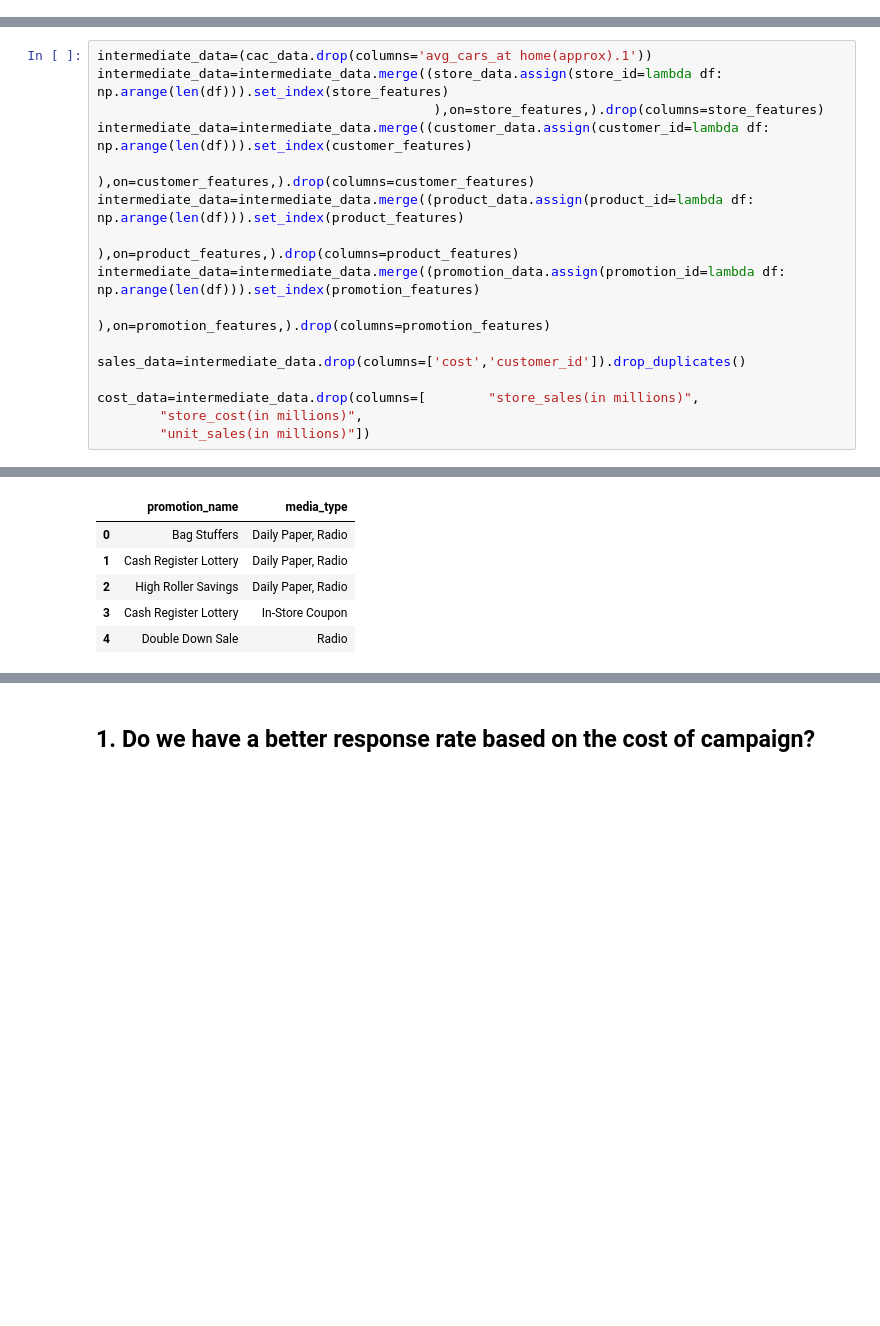
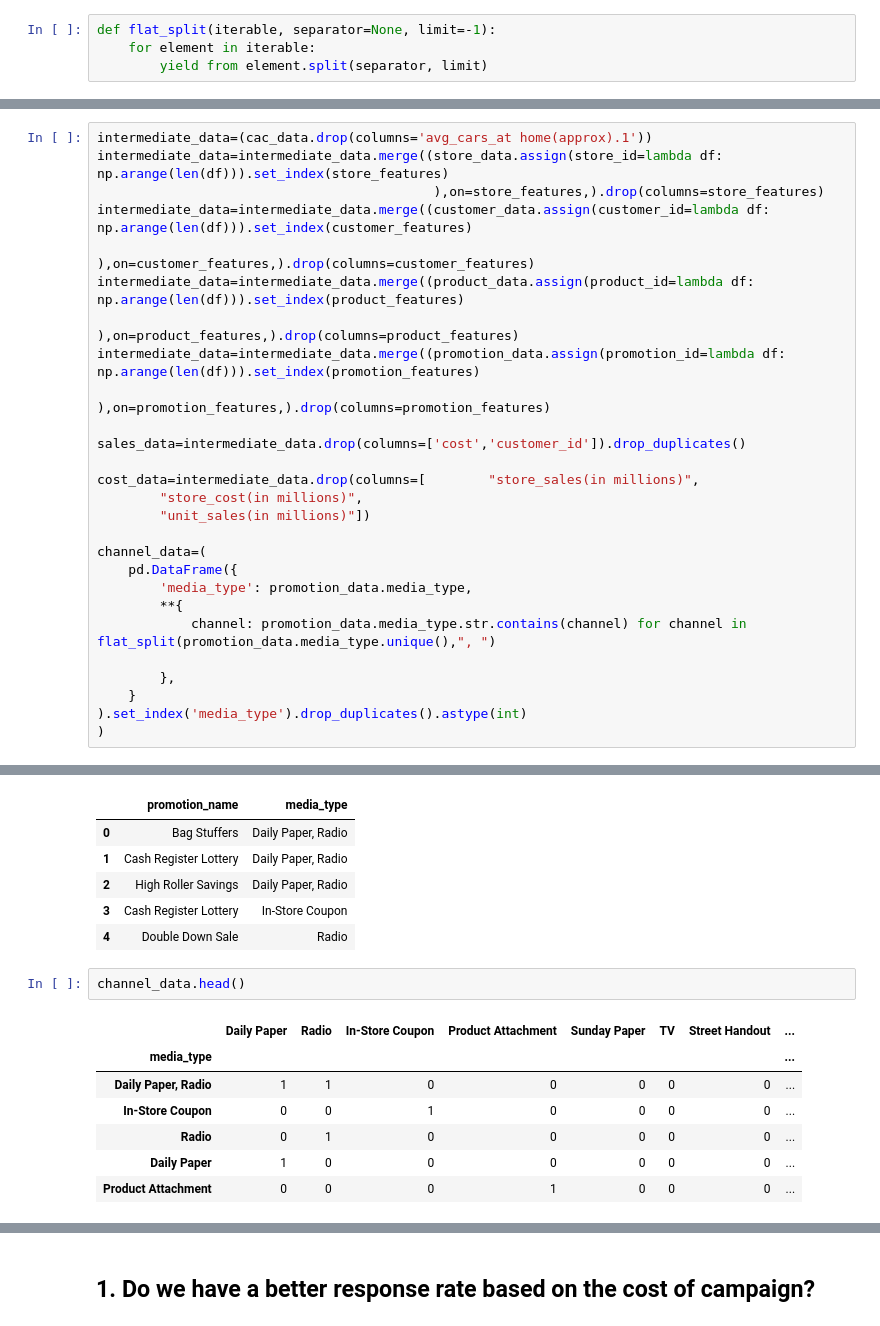
Before and after one commit to BenRoshan100/Customer-AcquisitionCost-Prediction, a Jupyter notebook: campaign_eda.ipynb, the cells around one changed output, grey strips where cells are left out. Cells and saved outputs as stored; diff of their text form; blank space fills up the shorter version.

Commit message:
Added Modelling data

```diff
--- a/campaign_eda.ipynb
+++ b/campaign_eda.ipynb
@@ -80,6 +80,10 @@ cac_data.head()
 | 2 | Breakfast Foods | Frozen Foods | Food | 3.68 | 1.3616 | ... |
 | 3 | Breakfast Foods | Frozen Foods | Food | 3.68 | 1.1776 | ... |
 | 4 | Breakfast Foods | Frozen Foods | Food | 4.08 | 1.4280 | ... |
+# %%
+def flat_split(iterable, separator=None, limit=-1):
+    for element in iterable:
+        yield from element.split(separator, limit)
 # %%
 store_features = [
     "store_type",
@@ -150,6 +154,17 @@ sales_data=intermediate_data.drop(columns=['cost','customer_id']).drop_duplicate
 cost_data=intermediate_data.drop(columns=[        "store_sales(in millions)",
         "store_cost(in millions)",
         "unit_sales(in millions)"])
+
+channel_data=(
+    pd.DataFrame({
+        'media_type': promotion_data.media_type,
+        **{
+            channel: promotion_data.media_type.str.contains(channel) for channel in flat_split(promotion_data.media_type.unique(),", ")
+
+        },
+    }
+).set_index('media_type').drop_duplicates().astype(int)
+)
 # %%
 intermediate_data.head()
 # %% [output]
@@ -186,3 +201,13 @@ promotion_data.head()
 | 2 | High Roller Savings | Daily Paper, Radio |
 | 3 | Cash Register Lottery | In-Store Coupon |
 | 4 | Double Down Sale | Radio |
+# %%
+channel_data.head()
+# %% [output]
+|  | Daily Paper | Radio | In-Store Coupon | Product Attachment | Sunday Paper | TV | Street Handout | ... |
+| media_type |  |  |  |  |  |  |  | ... |
+| Daily Paper, Radio | 1 | 1 | 0 | 0 | 0 | 0 | 0 | ... |
+| In-Store Coupon | 0 | 0 | 1 | 0 | 0 | 0 | 0 | ... |
+| Radio | 0 | 1 | 0 | 0 | 0 | 0 | 0 | ... |
+| Daily Paper | 1 | 0 | 0 | 0 | 0 | 0 | 0 | ... |
+| Product Attachment | 0 | 0 | 0 | 1 | 0 | 0 | 0 | ... |
```
Also changed, not shown: parts of 3 cells of this notebook.
